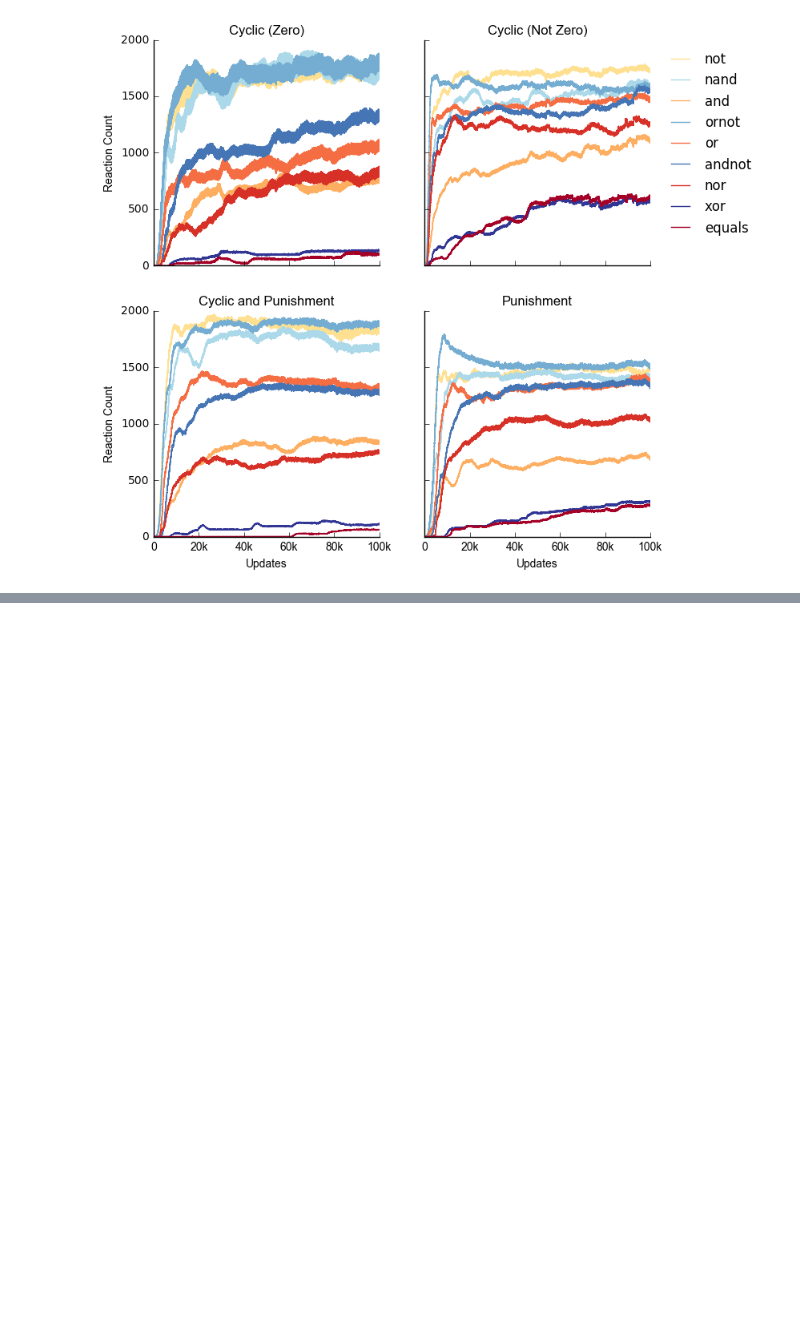
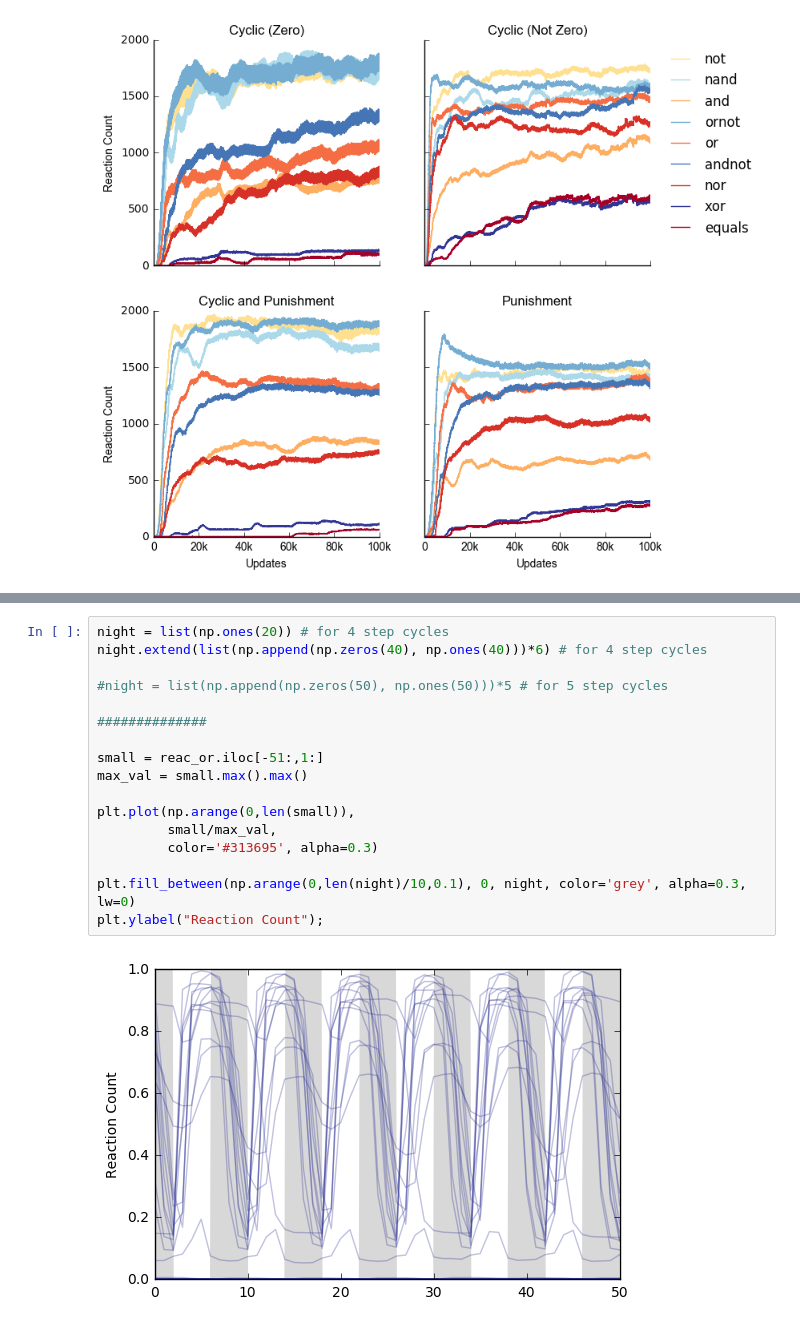
Before and after one commit to schmelling/clock_evo, a Jupyter notebook: data_analysis/data_analysis.ipynb, the cells around one changed output, grey strips where cells are left out. Drawn from its saved outputs; the diff is of its cells as text; blank space fills up the shorter version.

```diff
--- a/data_analysis/data_analysis.ipynb
+++ b/data_analysis/data_analysis.ipynb
@@ -341,0 +482,19 @@ ax1.set_ylim(0.5,1)
+# %%
+night = list(np.ones(20)) # for 4 step cycles
+night.extend(list(np.append(np.zeros(40), np.ones(40)))*6) # for 4 step cycles
+
+#night = list(np.append(np.zeros(50), np.ones(50)))*5 # for 5 step cycles
+
+##############
+
+small = reac_or.iloc[-51:,1:]
+max_val = small.max().max()
+
+plt.plot(np.arange(0,len(small)),
+         small/max_val,
+         color='#313695', alpha=0.3)
+
+plt.fill_between(np.arange(0,len(night)/10,0.1), 0, night, color='grey', alpha=0.3, lw=0)
+plt.ylabel("Reaction Count");
+# %% [output]
+[figure, added]
```
Also changed, not shown: parts of 13 cells of this notebook, 27 other files.
